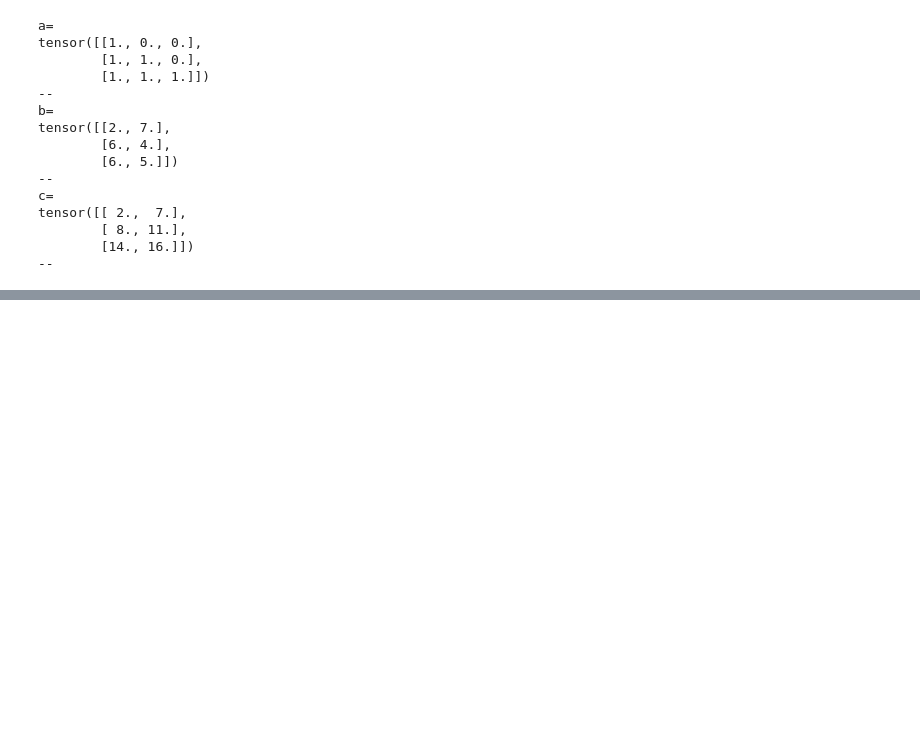
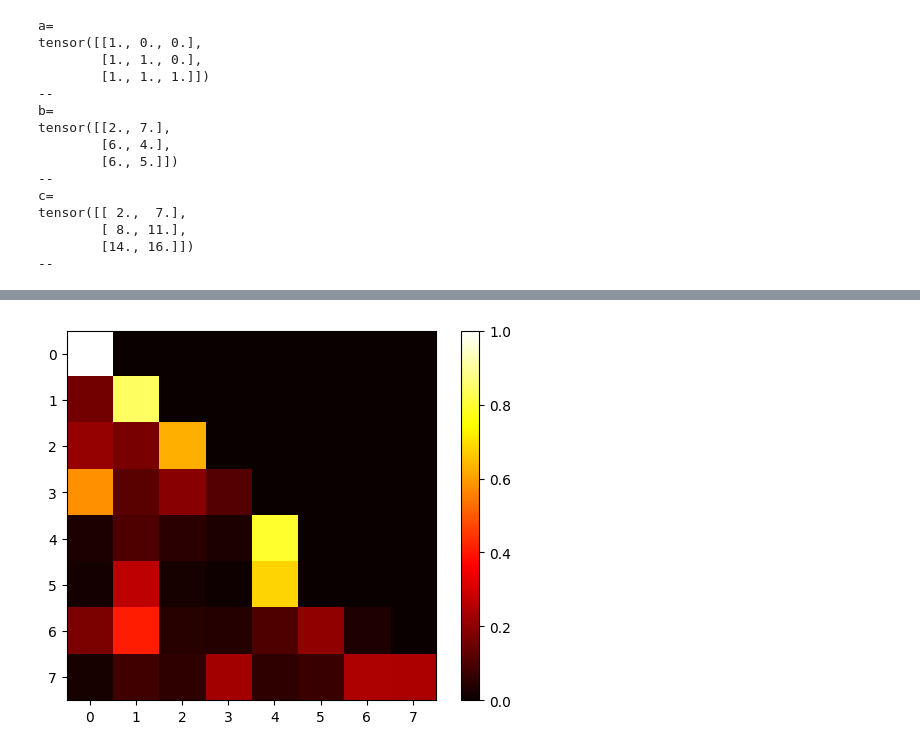
Before and after one commit to ArmaanSethi/NanoGPT, a Jupyter notebook: NanoGPT_Dev.ipynb, the cells around one changed output, grey strips where cells are left out. Drawn from its saved outputs; the diff is of its cells as text; code cells hidden in the pictures; blank space fills up the shorter version.

```diff
--- a/NanoGPT_Dev.ipynb
+++ b/NanoGPT_Dev.ipynb
@@ -320,0 +389,25 @@ tensor([[ 2.,  7.],
+# %%
+# Version 4: Self Attention! :)
+
+torch.manual_seed(1337)
+B,T,C = 4,8,32
+x = torch.randn(B,T,C)
+
+# let's see a single Head perform self-attention
+head_size = 16
+key = nn.Linear(C, head_size, bias=False)
+query = nn.Linear(C, head_size, bias=False)
+value = nn.Linear(C, head_size, bias=False)
+k = key(x) # (B,T,16)
+q = query(x) # (B,T,16)
+wei = q @ k.transpose(-2,-1) # (B,T,16) @ (T,16,T) --> (B,T,T)
+
+# Mask so that the future cannot effect the prediction
+tril = torch.tril(torch.ones((T,T)))
+wei = wei.masked_fill(tril == 0, float('-inf'))
+wei = F.softmax(wei,dim=-1)
+
+v = value(x)
+out = wei @ x
+
+out.shape
@@ -320,0 +430,6 @@ tensor([[ 2.,  7.],
+# %%
+plt.imshow(wei[0].detach().numpy(), cmap = 'hot')
+plt.colorbar()
+plt.show()
+# %% [output]
+[figure, added]
```
Also changed, not shown: parts of 10 cells of this notebook.
